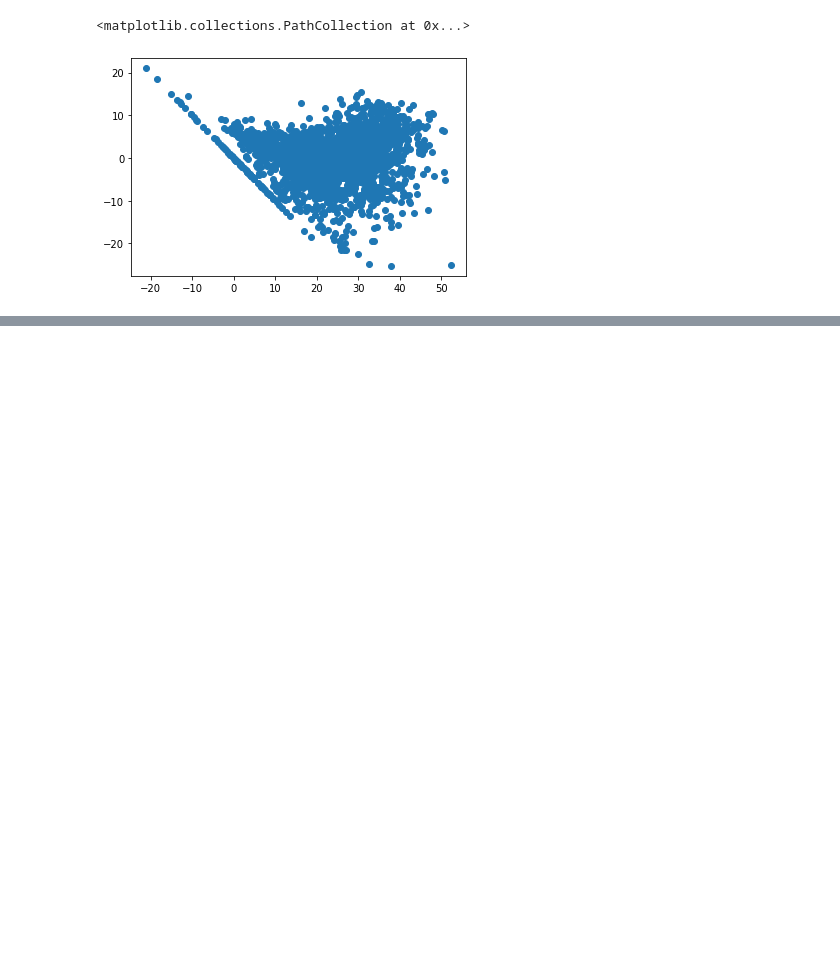
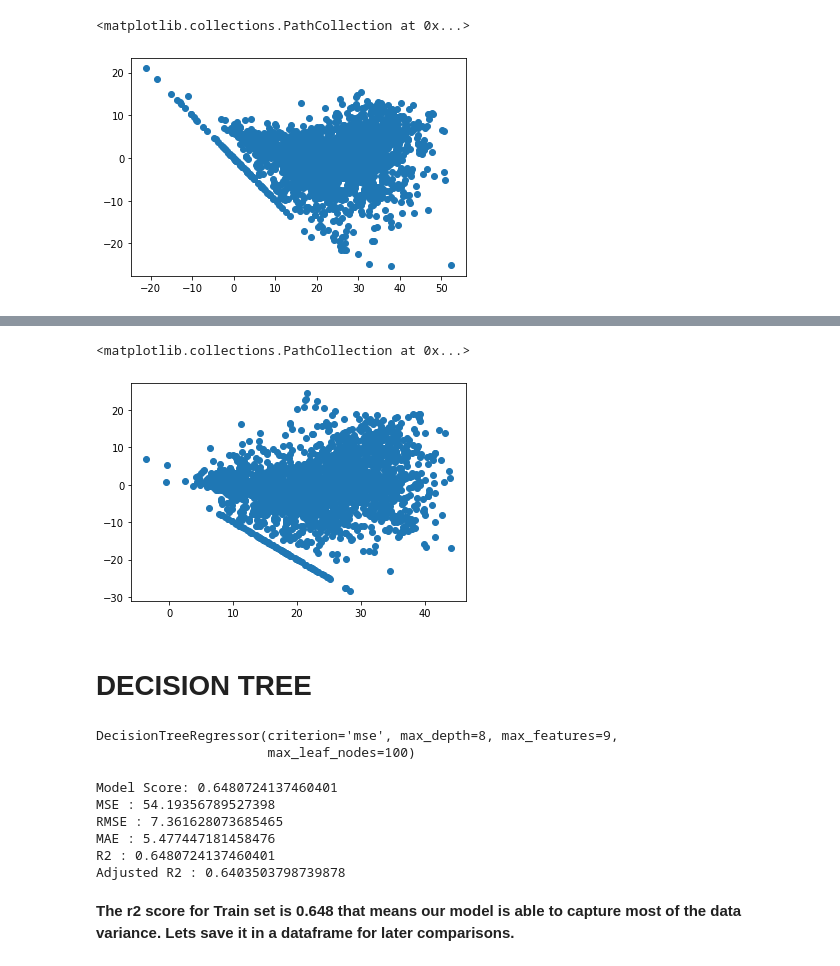
Before and after one commit to V-dit/Supervised-regression-bike-sharing-demand-prediction, a Jupyter notebook: Bike_Sharing_Demand_Prediction_Capstone_Project.ipynb, the cells around one changed output, grey strips where cells are left out. Saved outputs shown, nothing was run; the diff lists cells and outputs as text; code cells hidden in the pictures; blank space fills up the shorter version.

```diff
--- a/Bike_Sharing_Demand_Prediction_Capstone_Project.ipynb
+++ b/Bike_Sharing_Demand_Prediction_Capstone_Project.ipynb
@@ -1357,0 +1474,17 @@ plt.scatter((y_pred_test_ridge),(y_test)-(y_pred_test_ridge))
+# %%
+### Heteroscadacity
+plt.scatter((y_pred_test_en),(y_test)-(y_pred_test_en))
+# %% [output]
+<matplotlib.collections.PathCollection at 0x...>
+[figure, added]
+# %% [markdown]
+# **DECISION TREE**
+# %%
+#import the packages
+from sklearn.tree import DecisionTreeRegressor
+decision_regressor = DecisionTreeRegressor(criterion='mse', max_depth=8,
+                      max_features=9, max_leaf_nodes=100,)
+decision_regressor.fit(X_train, y_train)
+# %% [output]
+DecisionTreeRegressor(criterion='mse', max_depth=8, max_features=9,
+                      max_leaf_nodes=100)
@@ -1357,0 +1495,35 @@ plt.scatter((y_pred_test_ridge),(y_test)-(y_pred_test_ridge))
+# %%
+#import the packages
+from sklearn.metrics import mean_squared_error
+print("Model Score:",decision_regressor.score(X_train,y_train))
+
+#calculate MSE
+MSE_d= mean_squared_error(y_train, y_pred_train_d)
+print("MSE :",MSE_d)
+
+#calculate RMSE
+RMSE_d=np.sqrt(MSE_d)
+print("RMSE :",RMSE_d)
+
+
+#calculate MAE
+MAE_d= mean_absolute_error(y_train, y_pred_train_d)
+print("MAE :",MAE_d)
+
+
+#import the packages
+from sklearn.metrics import r2_score
+#calculate r2 and adjusted r2
+r2_d= r2_score(y_train, y_pred_train_d)
+print("R2 :",r2_d)
+Adjusted_R2_d=(1-(1-r2_score(y_train, y_pred_train_d))*((X_test.shape[0]-1)/(X_test.shape[0]-X_test.shape[1]-1)) )
+print("Adjusted R2 :",1-(1-r2_score(y_train, y_pred_train_d))*((X_test.shape[0]-1)/(X_test.shape[0]-X_test.shape[1]-1)) )
+# %% [output]
+Model Score: 0.6480724137460401
+MSE : 54.19356789527398
+RMSE : 7.361628073685465
+MAE : 5.477447181458476
+R2 : 0.6480724137460401
+Adjusted R2 : 0.6403503798739878
+# %% [markdown]
+**The r2 score for Train set is 0.648 that means our model is able to capture most of the data variance. Lets save it in a dataframe for later comparisons.**
```
Also changed, not shown: parts of 169 cells of this notebook.
